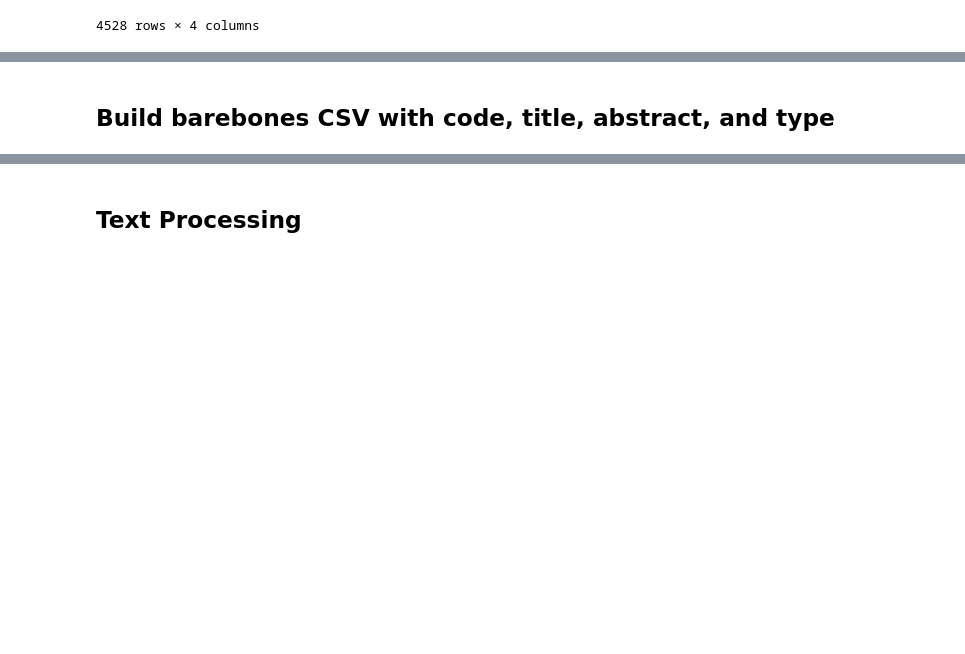
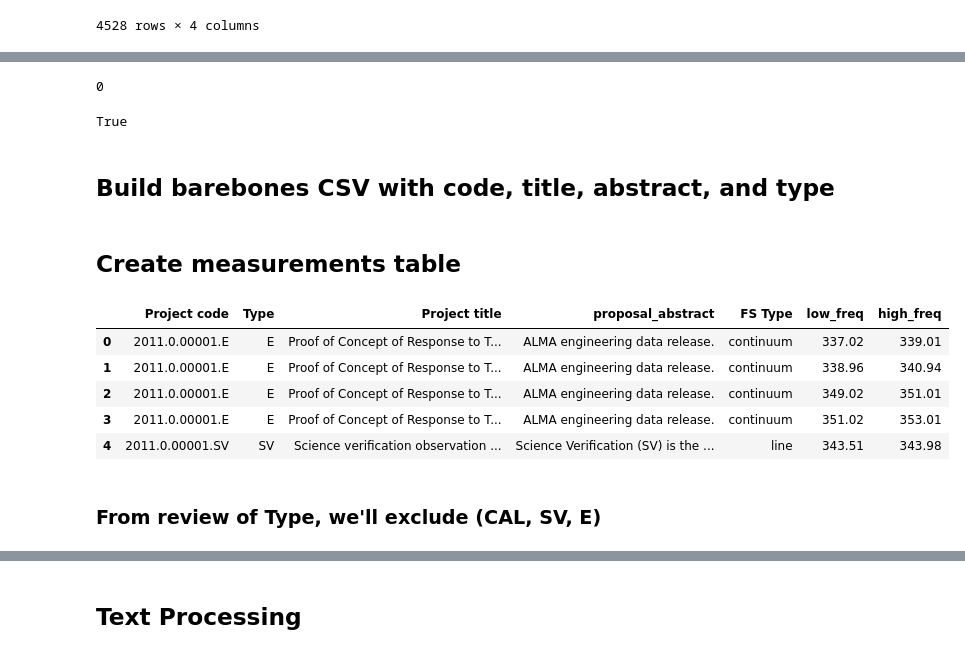
Before and after one commit to rlipps/NRAO_Capstone, a Jupyter notebook: data/Data_Ingestion.ipynb, the cells around one changed output, grey strips where cells are left out. Drawn from its saved outputs; the diff is of its cells as text; code cells hidden in the pictures; blank space fills up the shorter version.

```diff
--- a/data/Data_Ingestion.ipynb
+++ b/data/Data_Ingestion.ipynb
@@ -263,0 +322,2 @@ data
+# %%
+data[['low_freq', 'high_freq']] = data[['low_freq', 'high_freq']].astype('float')
@@ -533,4 +557,26 @@ projects.query('fs_type == "continuum"')
+# %%
+projects.query('fs_type == "continuum"').target.sum()
+# %% [output]
+0
+# %%
+projects.query('fs_type == "line"').target.sum() == projects.query('fs_type == "line"').shape[0]
+# %% [output]
+True
 # %% [markdown]
 ## Build barebones CSV with code, title, abstract, and type
 # %%
 projects.to_csv('nrao_projects.csv', index=False)
+# %% [markdown]
+## Create measurements table
+# %%
+measurements = data[['Project code', 'Type', 'Project title', 'proposal_abstract', 'FS Type', 'low_freq', 'high_freq']]
+measurements.head()
+# %% [output]
+|  | Project code | Type | Project title | proposal_abstract | FS Type | low_freq | high_freq |
+| 0 | 2011.0.00001.E | E | Proof of Concept of Response to T... | ALMA engineering data release. | continuum | 337.02 | 339.01 |
+| 1 | 2011.0.00001.E | E | Proof of Concept of Response to T... | ALMA engineering data release. | continuum | 338.96 | 340.94 |
+| 2 | 2011.0.00001.E | E | Proof of Concept of Response to T... | ALMA engineering data release. | continuum | 349.02 | 351.01 |
+| 3 | 2011.0.00001.E | E | Proof of Concept of Response to T... | ALMA engineering data release. | continuum | 351.02 | 353.01 |
+| 4 | 2011.0.00001.SV | SV | Science verification observation ... | Science Verification (SV) is the ... | line | 343.51 | 343.98 |
+# %% [markdown]
+### From review of Type, we'll exclude (CAL, SV, E)
```
Also changed, not shown: parts of 37 cells of this notebook.
